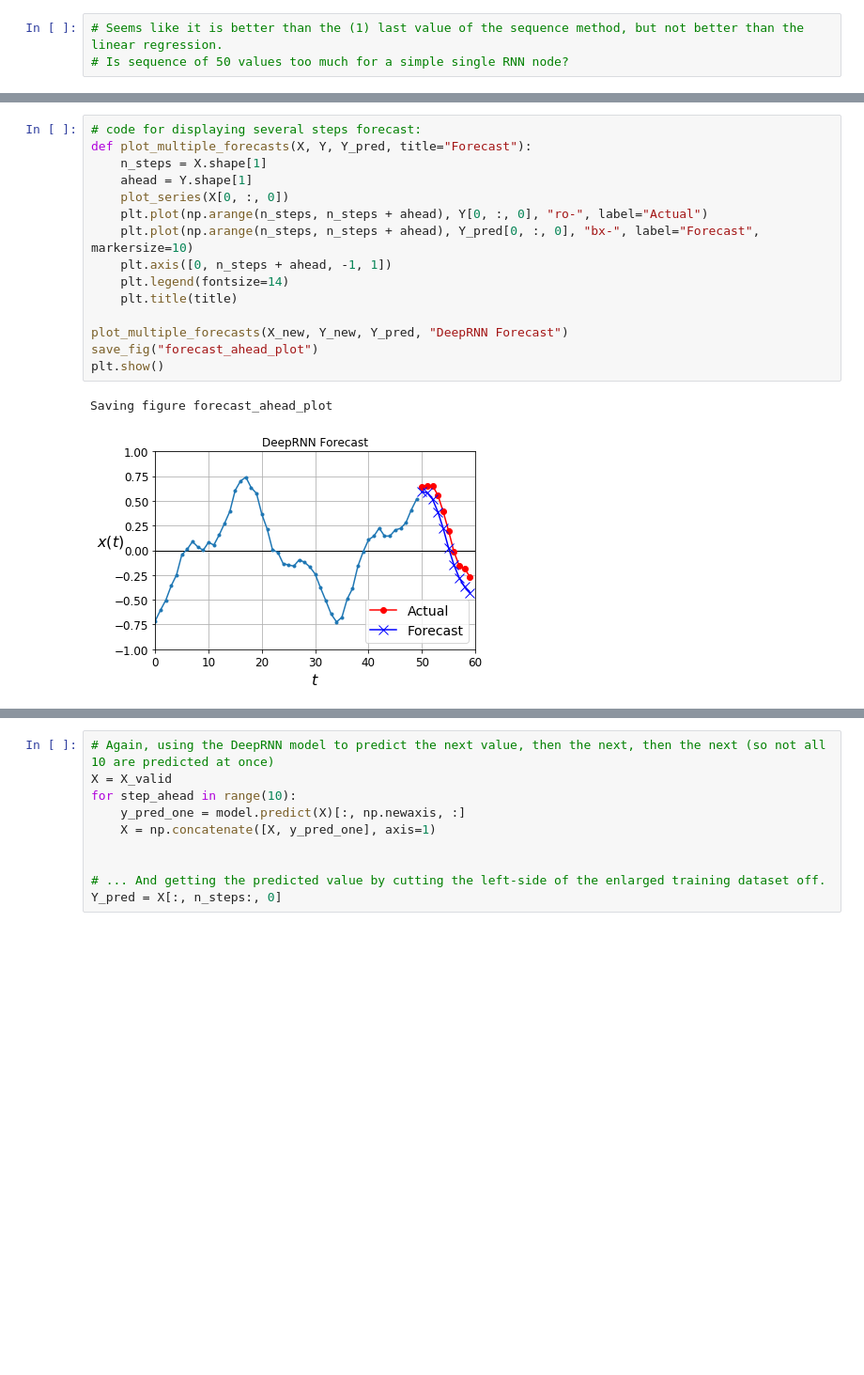
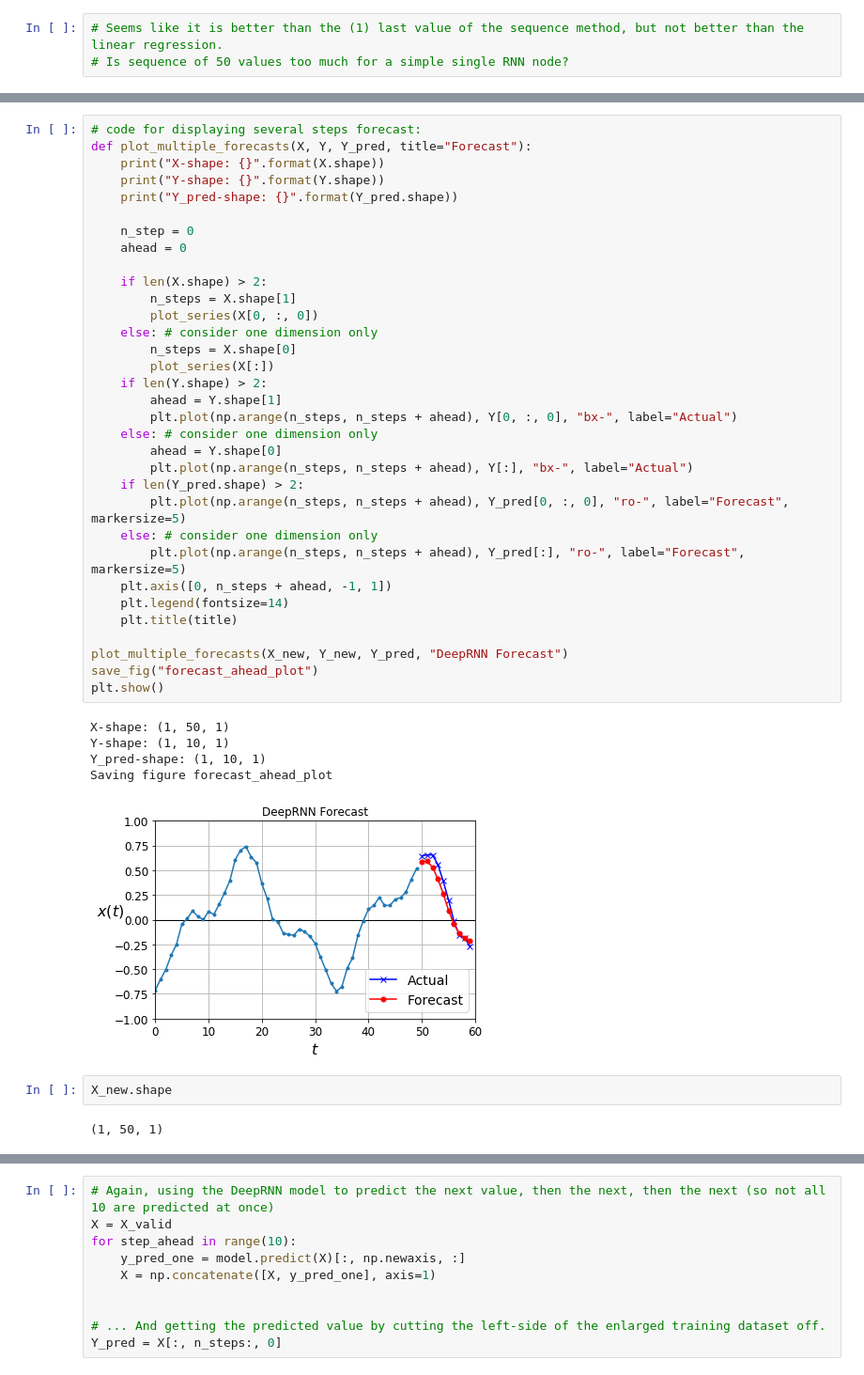
Before and after one commit to sfefilatyev/tensorflow_excercises, a Jupyter notebook: chapter15/time_series.ipynb, the cells around one changed output, grey strips where cells are left out. Shown at 94% size. Saved outputs shown, nothing was run; the diff lists cells and outputs as text; blank space fills up the shorter version.

```diff
--- a/chapter15/time_series.ipynb
+++ b/chapter15/time_series.ipynb
@@ -299,18 +299,43 @@ Y_pred = X[:, n_steps:]
 # %%
 # code for displaying several steps forecast:
 def plot_multiple_forecasts(X, Y, Y_pred, title="Forecast"):
-    n_steps = X.shape[1]
-    ahead = Y.shape[1]
-    plot_series(X[0, :, 0])
-    plt.plot(np.arange(n_steps, n_steps + ahead), Y[0, :, 0], "ro-", label="Actual")
-    plt.plot(np.arange(n_steps, n_steps + ahead), Y_pred[0, :, 0], "bx-", label="Forecast", markersize=10)
+    print("X-shape: {}".format(X.shape))
+    print("Y-shape: {}".format(Y.shape))
+    print("Y_pred-shape: {}".format(Y_pred.shape))
+
+    n_step = 0
+    ahead = 0
+
+    if len(X.shape) > 2:
+        n_steps = X.shape[1]
+        plot_series(X[0, :, 0])
+    else: # consider one dimension only
+        n_steps = X.shape[0]
+        plot_series(X[:])
+    if len(Y.shape) > 2:
+        ahead = Y.shape[1]
+        plt.plot(np.arange(n_steps, n_steps + ahead), Y[0, :, 0], "bx-", label="Actual")
+    else: # consider one dimension only
+        ahead = Y.shape[0]
+        plt.plot(np.arange(n_steps, n_steps + ahead), Y[:], "bx-", label="Actual")
+    if len(Y_pred.shape) > 2:
+        plt.plot(np.arange(n_steps, n_steps + ahead), Y_pred[0, :, 0], "ro-", label="Forecast", markersize=5)
+    else: # consider one dimension only
+        plt.plot(np.arange(n_steps, n_steps + ahead), Y_pred[:], "ro-", label="Forecast", markersize=5)
     plt.axis([0, n_steps + ahead, -1, 1])
     plt.legend(fontsize=14)
     plt.title(title)
 
 plot_multiple_forecasts(X_new, Y_new, Y_pred, "DeepRNN Forecast")
 save_fig("forecast_ahead_plot")
 plt.show()
 # %% [output]
+X-shape: (1, 50, 1)
+Y-shape: (1, 10, 1)
+Y_pred-shape: (1, 10, 1)
 Saving figure forecast_ahead_plot
-[figure, old version]
+[figure, new version]
+# %%
+X_new.shape
+# %% [output]
+(1, 50, 1)
```
Also changed, not shown: parts of 25 cells of this notebook.
